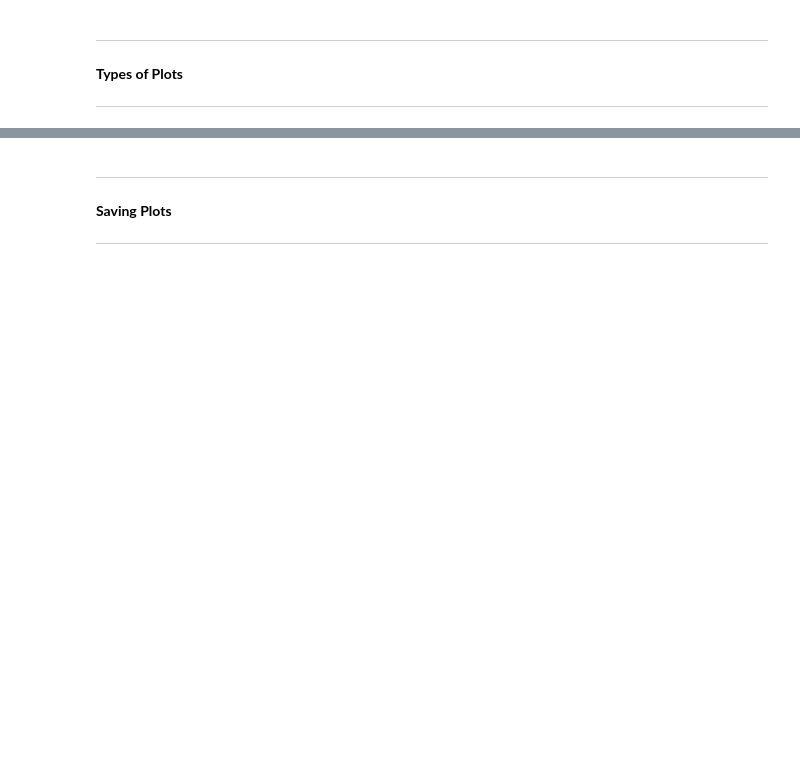
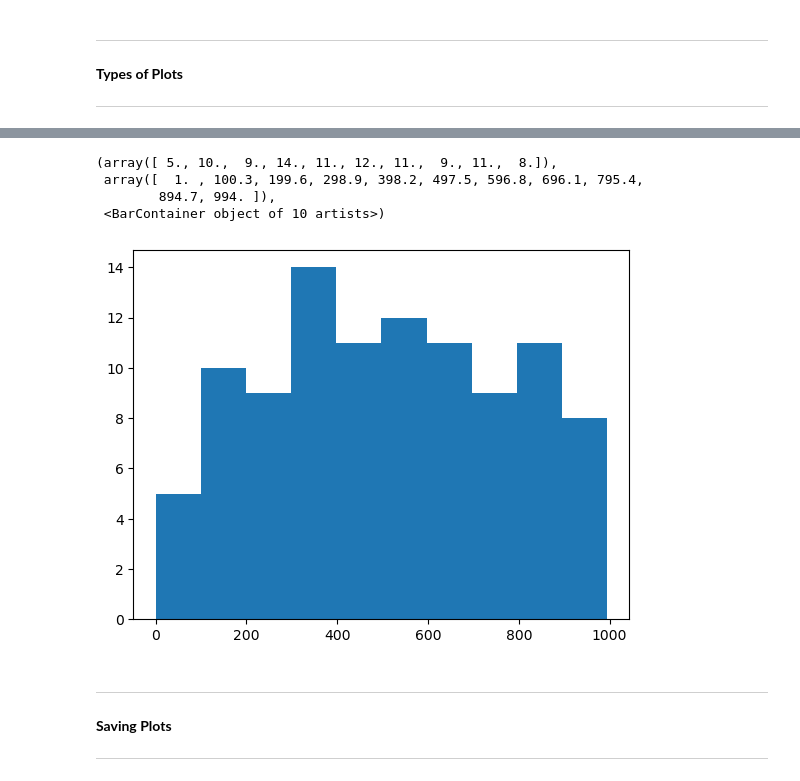
Before and after one commit to iamrohitkandpal/Python-Journey, a Jupyter notebook: Visualization/Matplotlib.ipynb, the cells around one changed output, grey strips where cells are left out. Cells and saved outputs as stored; diff of their text form; code cells hidden in the pictures; blank space fills up the shorter version.

```diff
--- a/Visualization/Matplotlib.ipynb
+++ b/Visualization/Matplotlib.ipynb
@@ -47,3 +63,13 @@ plt.plot(y,y)
+# %%
+from random import sample
+data = sample(range(1, 1000), 100)
+plt.hist(data)
+# %% [output]
+(array([ 5., 10.,  9., 14., 11., 12., 11.,  9., 11.,  8.]),
+ array([  1. , 100.3, 199.6, 298.9, 398.2, 497.5, 596.8, 696.1, 795.4,
+        894.7, 994. ]),
+ <BarContainer object of 10 artists>)
+[figure, added]
 # %% [markdown]
 ********************
 **Saving Plots**
```
Also changed, not shown: parts of 10 cells of this notebook, 2 other files.
